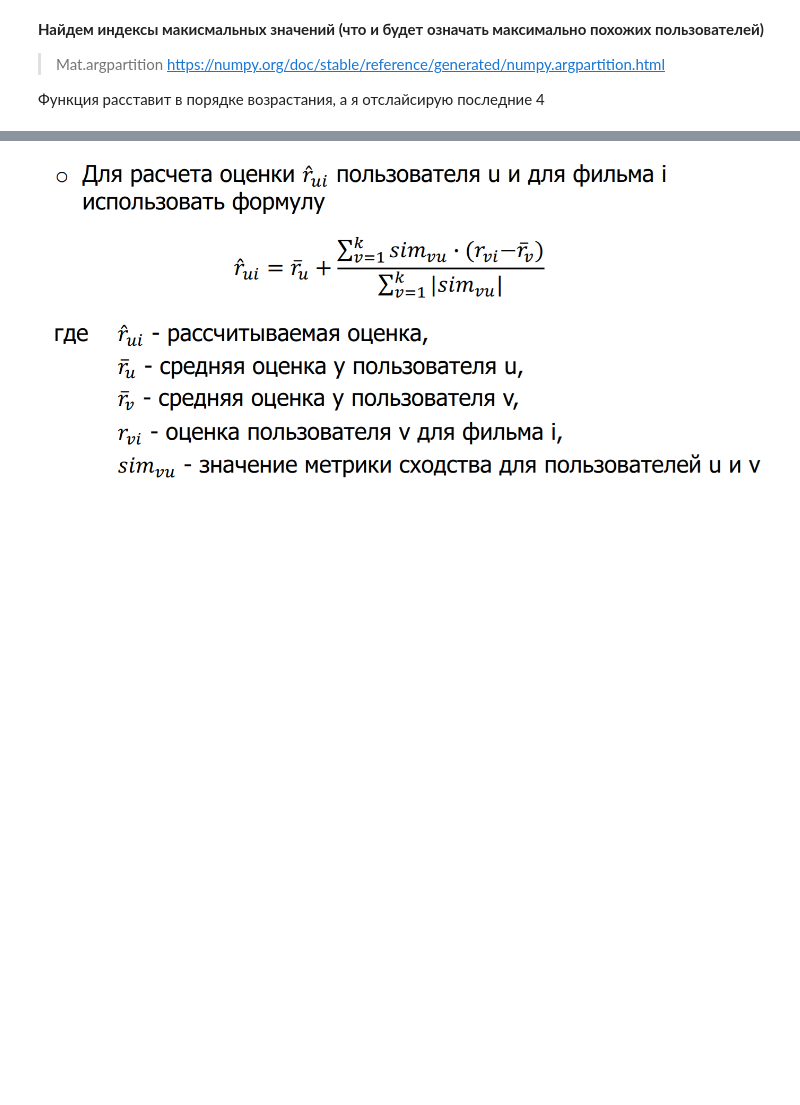
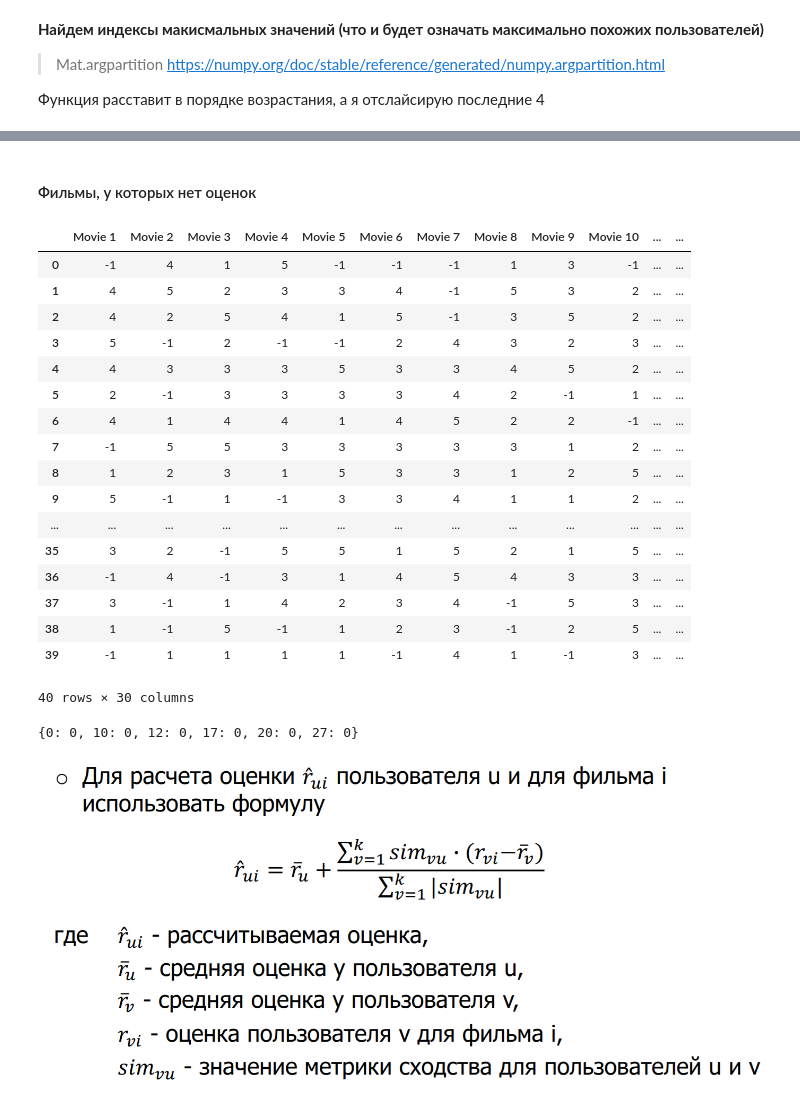
Before and after one commit to anasatasiyazyamzina/RecSys_2.1., a Jupyter notebook: Zyamzina 2.1 1 part.ipynb, the cells around one changed output, grey strips where cells are left out. Drawn from its saved outputs; the diff is of its cells as text; code cells hidden in the pictures; blank space fills up the shorter version.

```diff
--- a/Zyamzina 2.1 1 part.ipynb
+++ b/Zyamzina 2.1 1 part.ipynb
@@ -89,3 +77,41 @@ print("Индексы максимально похожих", kNN,"пользо
+# %% [markdown]
+#### Фильмы, у которых нет оценок ####
+# %%
+data = pd.read_csv('data.csv')
+#удаляем данные 1 столбца, так как они в принципе не очень то и нужны, ну правда
+data = data.drop(data.columns[0],axis = 1)
+data
+# %% [output]
+|  | Movie 1 | Movie 2 | Movie 3 | Movie 4 | Movie 5 | Movie 6 | Movie 7 | Movie 8 | Movie 9 | Movie 10 | ... | ... |
+| 0 | -1 | 4 | 1 | 5 | -1 | -1 | -1 | 1 | 3 | -1 | ... | ... |
+| 1 | 4 | 5 | 2 | 3 | 3 | 4 | -1 | 5 | 3 | 2 | ... | ... |
+| 2 | 4 | 2 | 5 | 4 | 1 | 5 | -1 | 3 | 5 | 2 | ... | ... |
+| 3 | 5 | -1 | 2 | -1 | -1 | 2 | 4 | 3 | 2 | 3 | ... | ... |
+| 4 | 4 | 3 | 3 | 3 | 5 | 3 | 3 | 4 | 5 | 2 | ... | ... |
+| 5 | 2 | -1 | 3 | 3 | 3 | 3 | 4 | 2 | -1 | 1 | ... | ... |
+| 6 | 4 | 1 | 4 | 4 | 1 | 4 | 5 | 2 | 2 | -1 | ... | ... |
+| 7 | -1 | 5 | 5 | 3 | 3 | 3 | 3 | 3 | 1 | 2 | ... | ... |
+| 8 | 1 | 2 | 3 | 1 | 5 | 3 | 3 | 1 | 2 | 5 | ... | ... |
+| 9 | 5 | -1 | 1 | -1 | 3 | 3 | 4 | 1 | 1 | 2 | ... | ... |
+| ... | ... | ... | ... | ... | ... | ... | ... | ... | ... | ... | ... | ... |
+| 35 | 3 | 2 | -1 | 5 | 5 | 1 | 5 | 2 | 1 | 5 | ... | ... |
+| 36 | -1 | 4 | -1 | 3 | 1 | 4 | 5 | 4 | 3 | 3 | ... | ... |
+| 37 | 3 | -1 | 1 | 4 | 2 | 3 | 4 | -1 | 5 | 3 | ... | ... |
+| 38 | 1 | -1 | 5 | -1 | 1 | 2 | 3 | -1 | 2 | 5 | ... | ... |
+| 39 | -1 | 1 | 1 | 1 | 1 | -1 | 4 | 1 | -1 | 3 | ... | ... |
+40 rows × 30 columns
+# %%
+data_for_variant = data.replace({-1:0}).copy()
+data_for_variant = data_for_variant.iloc[variant]
+films_to_evaluate = dict()
+sum_m = dict()
+for i in range(30):
+    if data_for_variant.iloc[i] == 0:
+        films_to_evaluate[i] = 0
+        sum_m[i] = 0
+films_to_evaluate
+# %% [output]
+{0: 0, 10: 0, 12: 0, 17: 0, 20: 0, 27: 0}
 # %% [markdown]
 ![image-2.png](attachment:image-2.png)
 # %%
```
Also changed, not shown: parts of 12 cells of this notebook.
